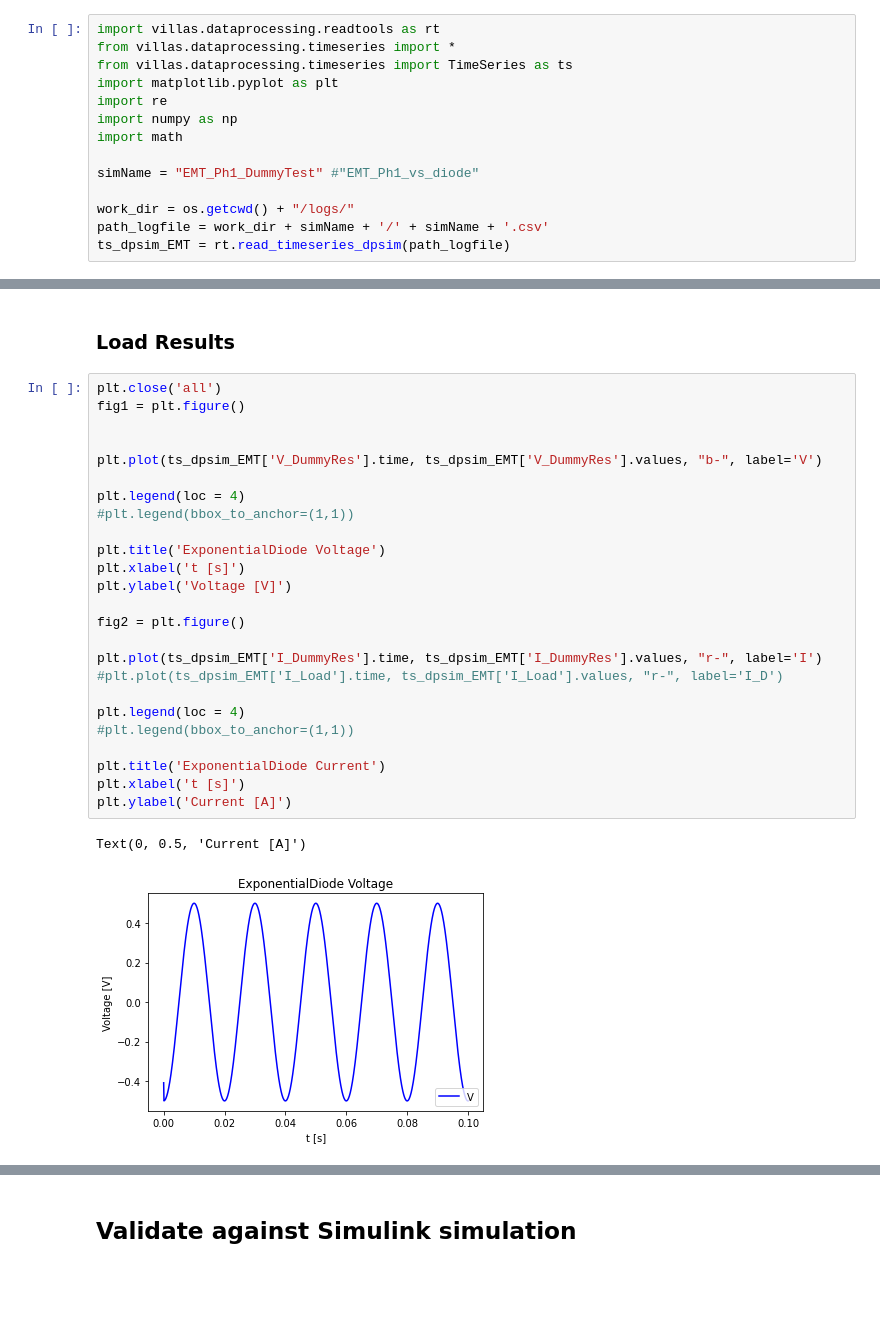
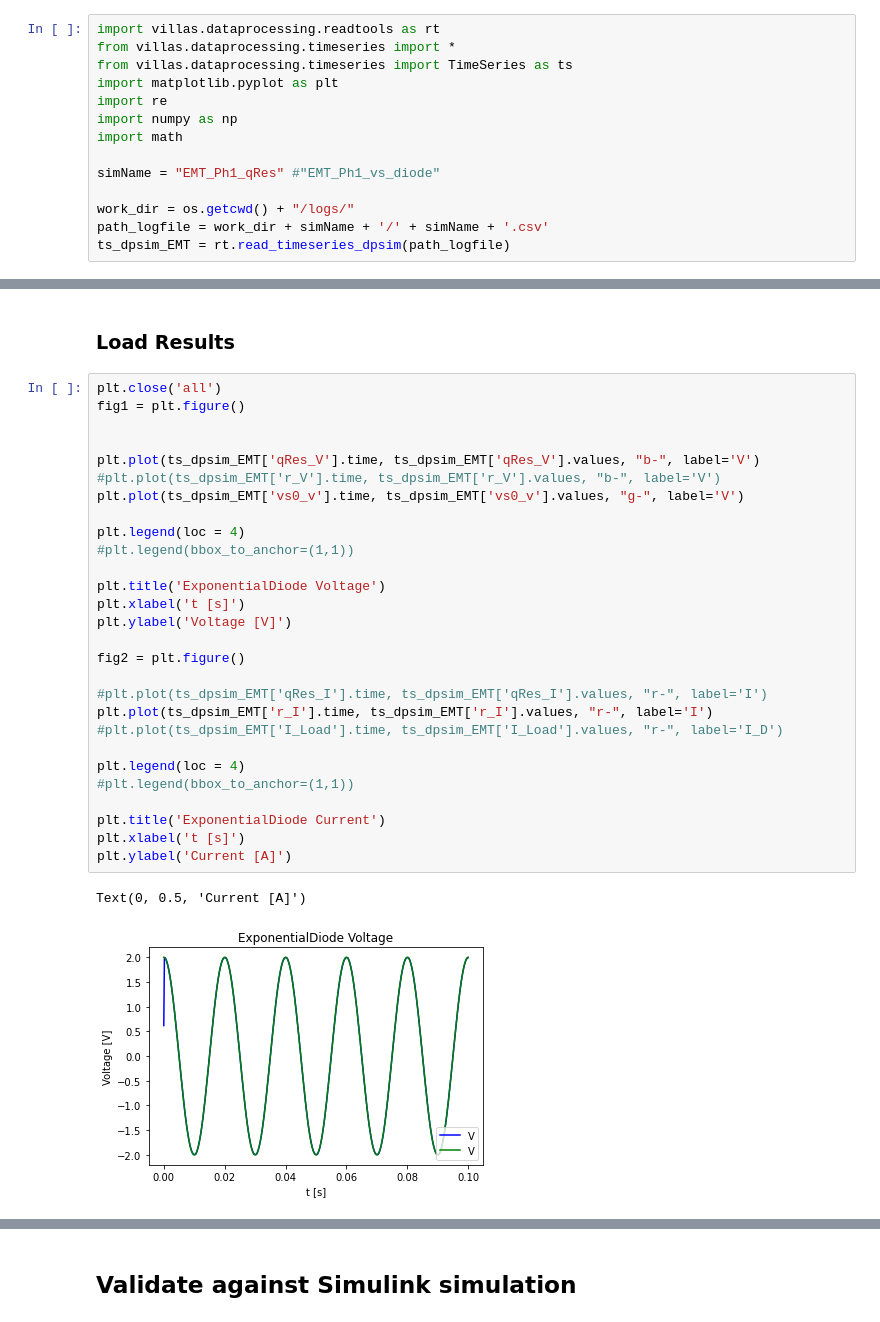
Before and after one commit to MarvinTollnitschRWTH/dpsim, a Jupyter notebook: examples/Notebooks/Circuits/EMT_Ph1_ExponentialDiode_test.ipynb, the cells around one changed output, grey strips where cells are left out. Cells and saved outputs as stored; diff of their text form; blank space fills up the shorter version.

```diff
--- a/examples/Notebooks/Circuits/EMT_Ph1_ExponentialDiode_test.ipynb
+++ b/examples/Notebooks/Circuits/EMT_Ph1_ExponentialDiode_test.ipynb
@@ -42,7 +42,7 @@ import re
 import numpy as np
 import math
 
-simName = "EMT_Ph1_DummyTest" #"EMT_Ph1_vs_diode"
+simName = "EMT_Ph1_qRes" #"EMT_Ph1_vs_diode"
 
 work_dir = os.getcwd() + "/logs/"
 path_logfile = work_dir + simName + '/' + simName + '.csv'
@@ -57,28 +57,31 @@ complex column names: []
 # %%
 plt.close('all')
 fig1 = plt.figure()
 
 
-plt.plot(ts_dpsim_EMT['V_DummyRes'].time, ts_dpsim_EMT['V_DummyRes'].values, "b-", label='V')
+plt.plot(ts_dpsim_EMT['qRes_V'].time, ts_dpsim_EMT['qRes_V'].values, "b-", label='V')
+#plt.plot(ts_dpsim_EMT['r_V'].time, ts_dpsim_EMT['r_V'].values, "b-", label='V')
+plt.plot(ts_dpsim_EMT['vs0_v'].time, ts_dpsim_EMT['vs0_v'].values, "g-", label='V')
 
 plt.legend(loc = 4)
 #plt.legend(bbox_to_anchor=(1,1))
 
 plt.title('ExponentialDiode Voltage')
 plt.xlabel('t [s]')
 plt.ylabel('Voltage [V]')
 
 fig2 = plt.figure()
 
-plt.plot(ts_dpsim_EMT['I_DummyRes'].time, ts_dpsim_EMT['I_DummyRes'].values, "r-", label='I')
+#plt.plot(ts_dpsim_EMT['qRes_I'].time, ts_dpsim_EMT['qRes_I'].values, "r-", label='I')
+plt.plot(ts_dpsim_EMT['r_I'].time, ts_dpsim_EMT['r_I'].values, "r-", label='I')
 #plt.plot(ts_dpsim_EMT['I_Load'].time, ts_dpsim_EMT['I_Load'].values, "r-", label='I_D')
 
 plt.legend(loc = 4)
 #plt.legend(bbox_to_anchor=(1,1))
 
 plt.title('ExponentialDiode Current')
 plt.xlabel('t [s]')
 plt.ylabel('Current [A]')
 # %% [output]
 Text(0, 0.5, 'Current [A]')
-[figure, old version]
+[figure, new version]
```
Also changed, not shown: parts of 3 cells of this notebook, 6 other files.
